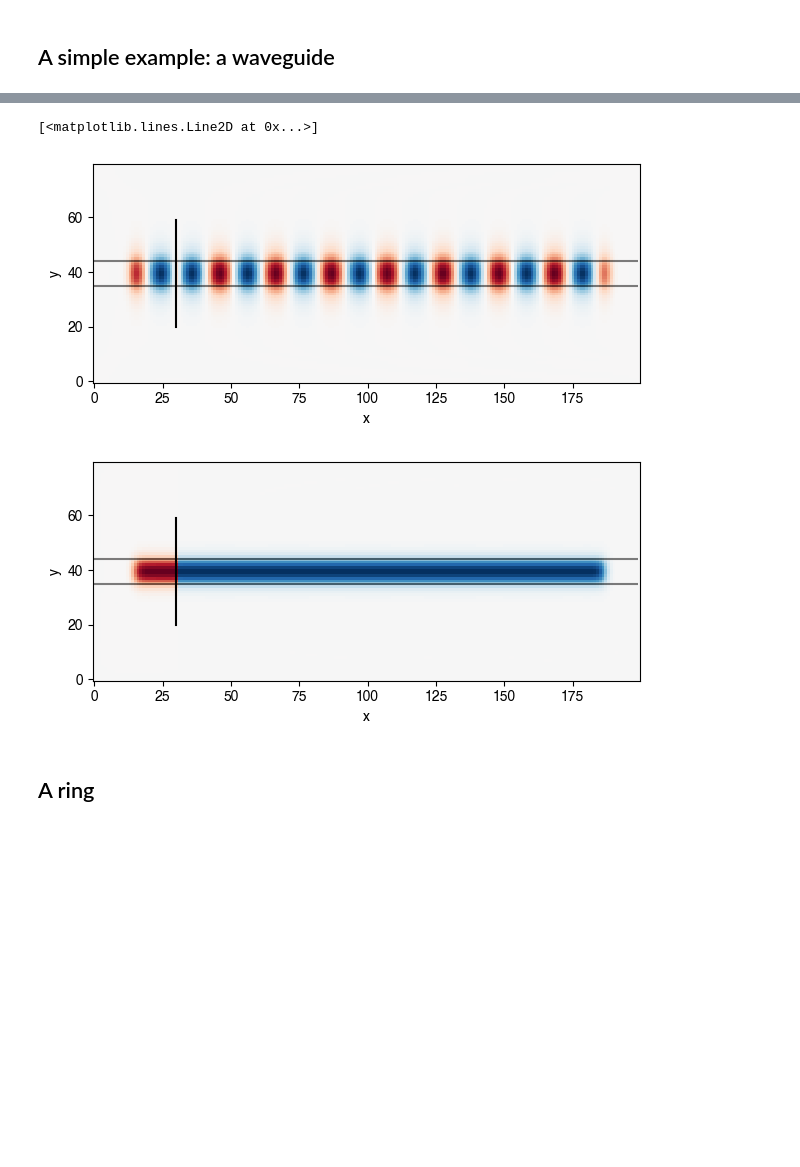
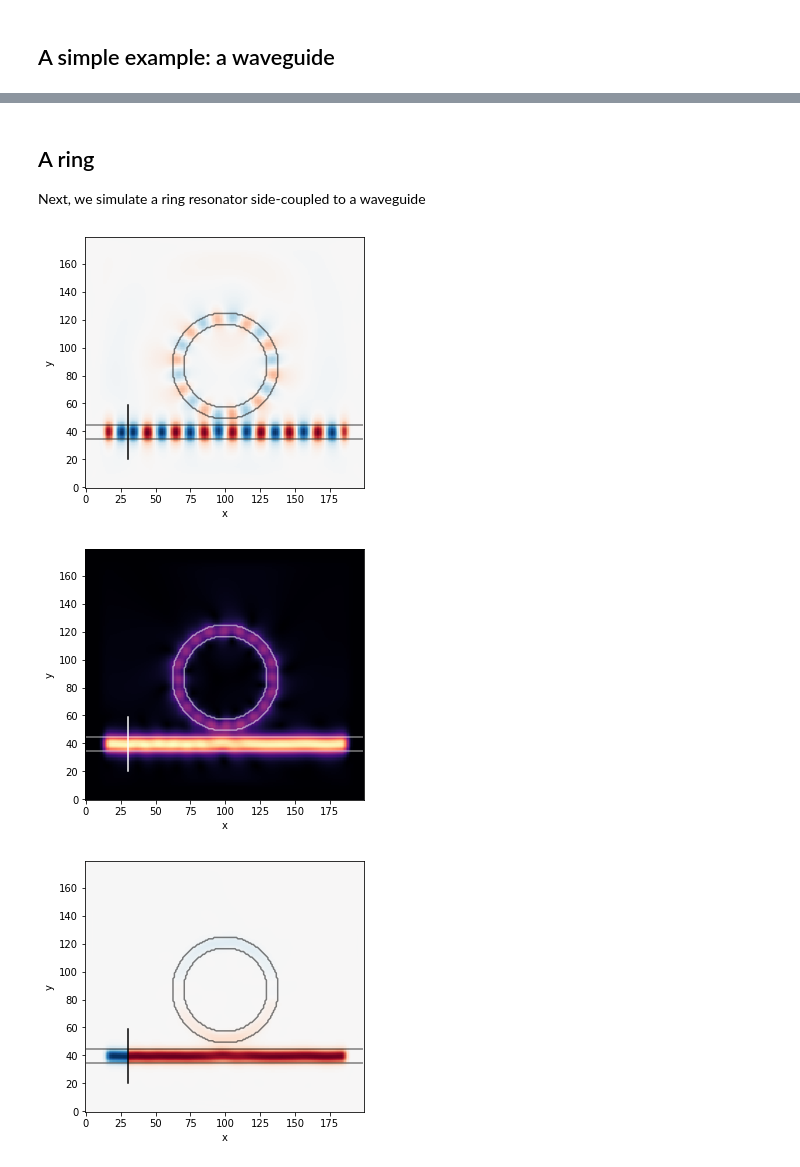
Before and after one commit to fancompute/workshop-invdesign, a Jupyter notebook: 01_First_simulation.ipynb, the cells around one changed output, grey strips where cells are left out. Drawn from its saved outputs; the diff is of its cells as text; code cells hidden in the pictures; blank space fills up the shorter version.

```diff
--- a/01_First_simulation.ipynb
+++ b/01_First_simulation.ipynb
@@ -41 +99,4 @@ ceviche.viz.abs(Ez, outline=epsr, cbar=False)
+# %% [markdown]
+## A ring
+Next, we simulate a ring resonator side-coupled to a waveguide
 # %%
@@ -55,18 +114,37 @@ source = ceviche.modes.insert_mode(omega, dl, src_x, src_y, epsr)
 # %%
+# We use a helpful Scikit tool to draw the ring permittivity
+from skimage.draw import circle
+
+rr, cc = circle(100, 87, 38)
+epsr[rr,cc] = 12
+rr, cc = circle(100, 87, 30)
+epsr[rr,cc] = 1
+
+# Create a source in the waveguide
+src_y = np.arange(20,60)
+src_x = 30 * np.ones(src_y.shape, dtype=int)
+source = ceviche.modes.insert_mode(omega, dl, src_x, src_y, epsr)
+
+# Run the simulations
 simulation = ceviche.fdfd_ez(omega, dl, epsr, [Npml, Npml])
 Hx, Hy, Ez = simulation.solve(source)
 
-ax = ceviche.viz.real(Ez, outline=epsr, cbar=False)
+# Visualize the field and source
+ax = ceviche.viz.real(Ez, outline=epsr, cbar=False, cmap='RdBu_r')
 ax.plot(src_x,src_y,'k')
 
+# Visualize the absolute value of the field
+ax = ceviche.viz.abs(Ez, outline=epsr, cbar=False)
+ax.plot(src_x,src_y,'w')
+
+# Visualize the Poynting vector in the x-direction
 Sx = -0.5 * np.real(Ez * np.conj(Hy))
 Sy =  0.5 * np.real(Ez * np.conj(Hx))
+ax = ceviche.viz.real(Sx, outline=epsr, cbar=False, cmap='RdBu_r')
+ax.plot(src_x,src_y,'k')
 
-ax = ceviche.viz.real(Sx, outline=epsr, cbar=False)
-ax.plot(src_x,src_y,'k')
+plt.show()
 # %% [output]
-[<matplotlib.lines.Line2D at 0x...>]
-[figure, old version]
+[figure, new version]
-[figure, old version]
+[figure, new version]
+[figure, added]
-# %% [markdown]
-## A ring
```
Also changed, not shown: parts of 12 cells of this notebook.
